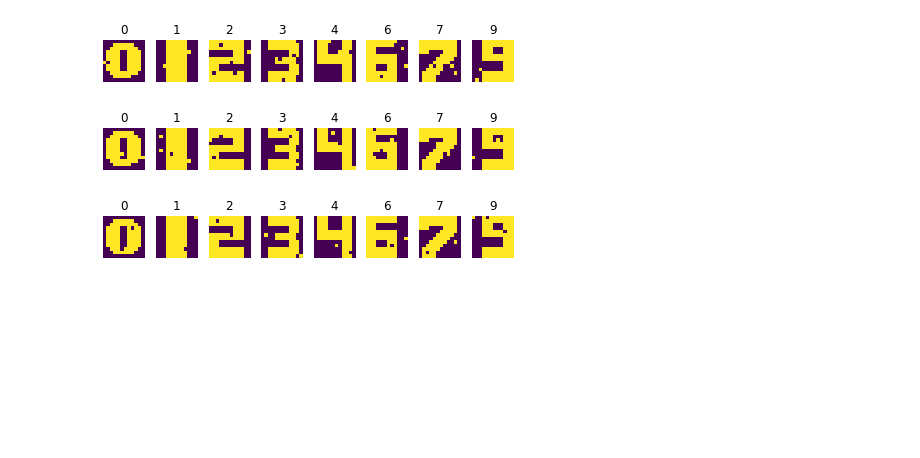
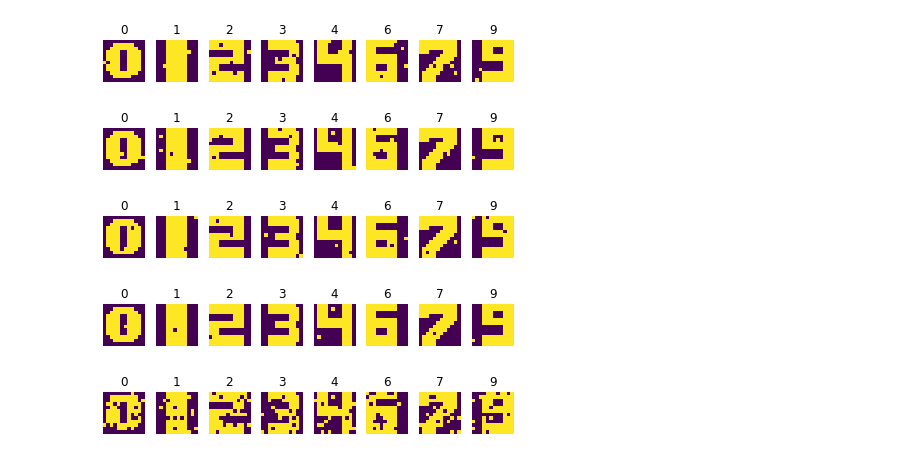
Before and after one commit to D4v0r/IACN-SIA-Algorithms, a Jupyter notebook: notebooks/digit_recognition2.ipynb, the cells around one changed output. Cells and saved outputs as stored; diff of their text form; code cells hidden in the pictures; blank space fills up the shorter version.

Commit message:
digits2 dataset adicionado

```diff
--- a/notebooks/digit_recognition2.ipynb
+++ b/notebooks/digit_recognition2.ipynb
@@ -138,3 +138,17 @@ sia.clonalg(hamming_func, antigens, 10, 0, 500)
 show_digits(sia.memory)
 # %% [output]
 [figure]
+# %%
+sia = SIA(144, 5)
+sia.units =  sia.bone_marrow_binary(10, 144)
+sia.clonalg(hamming_func, antigens, 10, 0, 2000)
+show_digits(sia.memory)
+# %% [output]
+[figure, added]
+# %%
+sia = SIA(144, 10)
+sia.units =  sia.bone_marrow_binary(10, 144)
+sia.clonalg(hamming_func, antigens, 10, 0, 100)
+show_digits(sia.memory)
+# %% [output]
+[figure, added]
```
Also changed, not shown: 8 other files.
